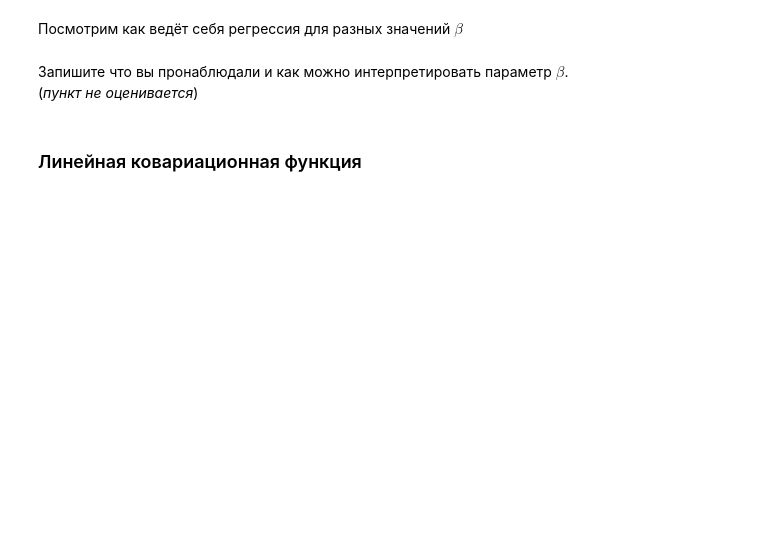
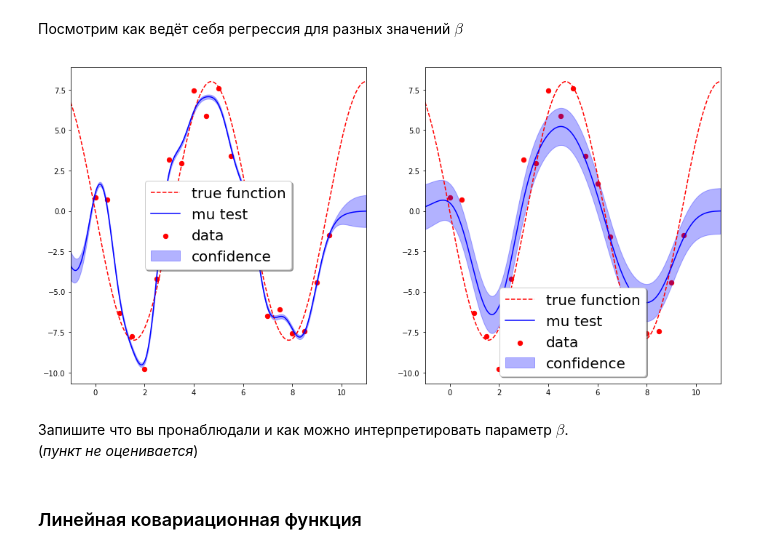
Before and after one commit to Muhamob/bmmo-2019-Fall, a Jupyter notebook: hw/lab_3/BayesOpt-task.ipynb, the cells around one changed output. Cells and saved outputs as stored; diff of their text form; code cells hidden in the pictures; blank space fills up the shorter version.

```diff
--- a/hw/lab_3/BayesOpt-task.ipynb
+++ b/hw/lab_3/BayesOpt-task.ipynb
@@ -86,16 +140,18 @@ plot_result()
 # %%
 plt.subplot(121)
 theta = np.array([1.0])
 beta = 100.0
 kernel = rbf_k
 mu_test, sigma_test = predict(X_train, T_train, X_test, theta, beta, kernel)
-plot_result()
+plot_result(mu_test, sigma_test)
 plt.subplot(122)
 theta = np.array([1.0])
 beta = 1.0
 kernel = rbf_k
 mu_test, sigma_test = predict(X_train, T_train, X_test, theta, beta, kernel)
-plot_result()
+plot_result(mu_test, sigma_test)
+# %% [output]
+[figure, added]
 # %% [markdown]
 Запишите что вы пронаблюдали и как можно интерпретировать параметр $\beta$.
 (_пункт не оценивается_)
```
Also changed, not shown: parts of 21 cells of this notebook.
